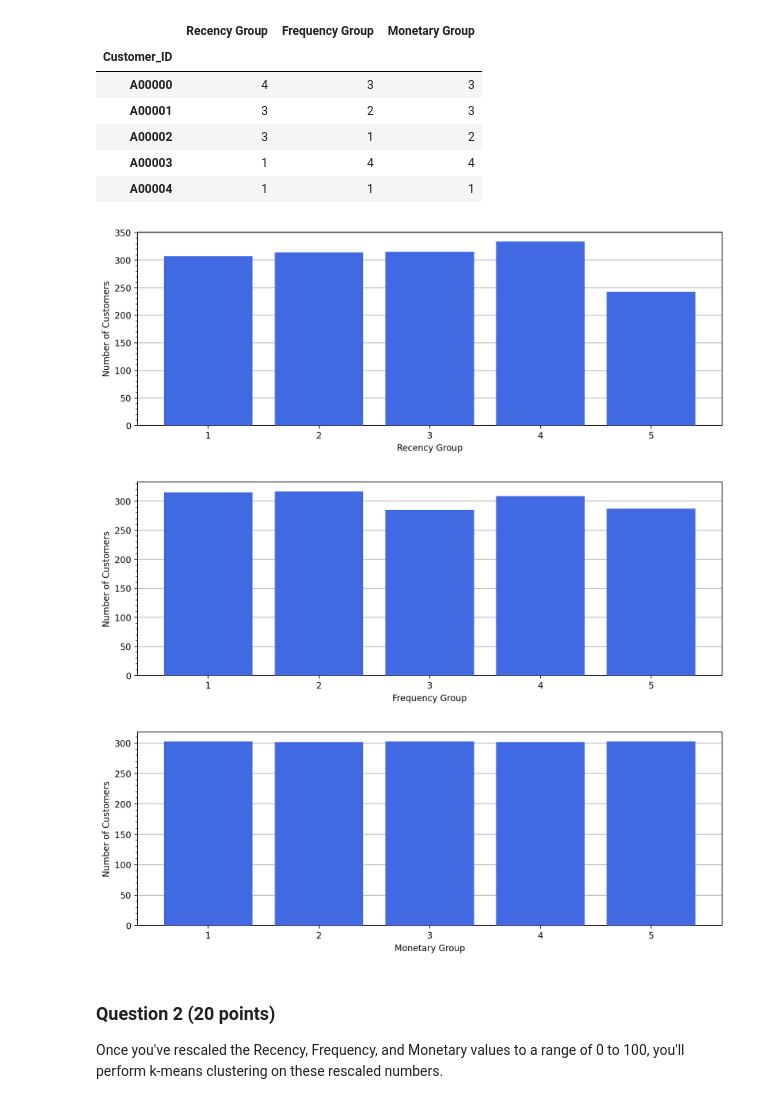
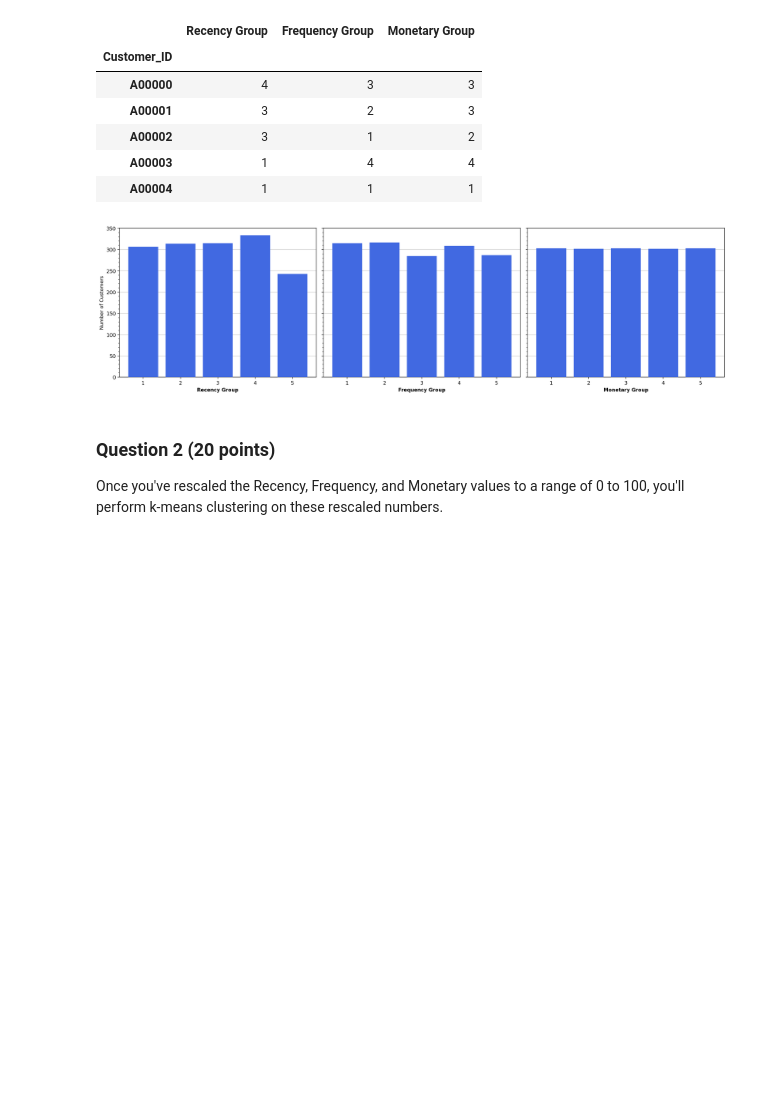
Before and after one commit to lilykendall/adsp31017, a Jupyter notebook: assignment2.ipynb, the cells around one changed output. Cells and saved outputs as stored; diff of their text form; code cells hidden in the pictures; blank space fills up the shorter version.

```diff
--- a/assignment2.ipynb
+++ b/assignment2.ipynb
@@ -67,7 +67,7 @@ column_map)
 rfm_names = customer_data.columns
 
 # Determine the quintiles
-quintile = customer_data[rfm_names].quantile([0.2, 0.4, 0.6, 0.8])
+quintile = customer_data[rfm_names].describe(percentiles=[0.2, 0.4, 0.6, 0.8])
 quintile
 # %% [output]
 |  | Recency | Frequency | Monetary |
@@ -81,7 +87,7 @@ group. Display the three bar charts in the same chart frame.
 # %%
 # Assign the customer groups
 customer_group = pandas.DataFrame(numpy.where(numpy.isnan(customer_data),0, 1), index = customer_data.index, columns = customer_data.columns)
-for q in [0.2, 0.4, 0.6, 0.8]:
+for q in ['20%', '40%', '60%', '80%']:
     customer_group = customer_group + numpy.where(customer_data[rfm_names] > quintile.loc[q][rfm_names],1,0)
 customer_group = customer_group.rename(columns = {'Recency': 'Recency Group', 'Frequency': 'Frequency Group', 'Monetary': 'Monetary Group'})
 customer_group.head()
@@ -96,22 +102,35 @@ customer_group.head()
 # %%
 # Inspect bar charts of each group
 from matplotlib.ticker import MultipleLocator
 
-for g in ['Recency Group', 'Frequency Group','Monetary Group']:
-    group_size = customer_group[g].value_counts(ascending = True)
-    fig, ax = plt.subplots(figsize = (12,4), dpi = 200)
-    ax.bar(group_size.index, group_size, color = 'royalblue', zorder = 3)
-    ax.set_xlabel(g)
-    ax.set_ylabel('Number of Customers')
-    ax.set_xticks(range(1,6,1))
-    ax.yaxis.set_major_locator(MultipleLocator(base = 50))
-    ax.yaxis.set_minor_locator(MultipleLocator(base = 10))
-    ax.yaxis.grid(True, linestyle = '-', zorder = 0)
-    plt.show()
+groups = ['Recency Group', 'Frequency Group', 'Monetary Group']
+
+# Create a figure with 1 row and 3 columns
+fig, axes = plt.subplots(1, 3, figsize=(18, 5), dpi=200, sharey=True)
+
+for i, g in enumerate(groups):
+    group_size = customer_group[g].value_counts().sort_index()
+    ax = axes[i]
+
+    # Plotting
+    ax.bar(group_size.index, group_size, color='royalblue', zorder=3)
+
+    # Labels and Formatting
+    ax.set_xlabel(g, fontweight='bold')
+    if i == 0:
+        ax.set_ylabel('Number of Customers')
+
+    ax.set_xticks(range(1, 6))
+
+    # Grid and Locators
+    ax.yaxis.set_major_locator(MultipleLocator(base=50))
+    ax.yaxis.set_minor_locator(MultipleLocator(base=10))
+    ax.yaxis.grid(True, linestyle='-', alpha=0.7, zorder=0)
+
+plt.tight_layout()
+plt.show()
 # %% [output]
-[figure, old version]
+[figure, new version]
-[figure, removed]
-[figure, removed]
 # %% [markdown]
 ### Question 2 (20 points)
 
```
Also changed, not shown: parts of 10 cells of this notebook, 1 other file.
